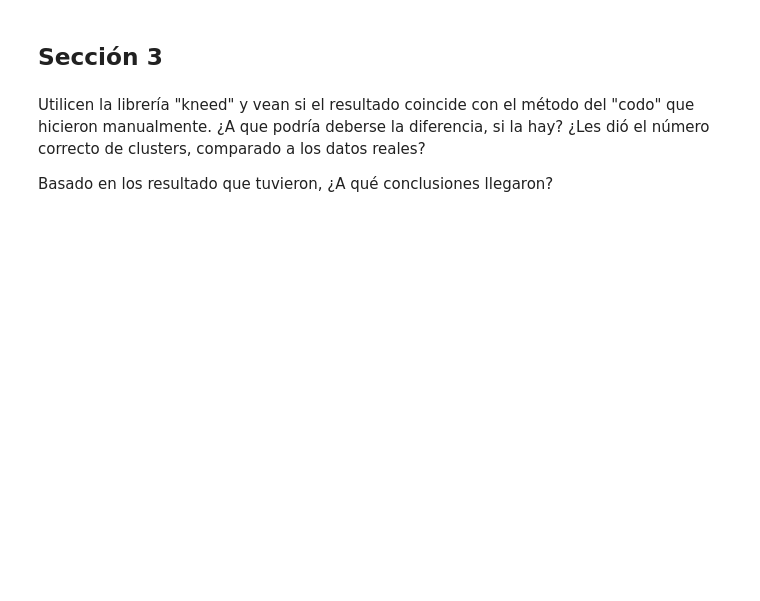
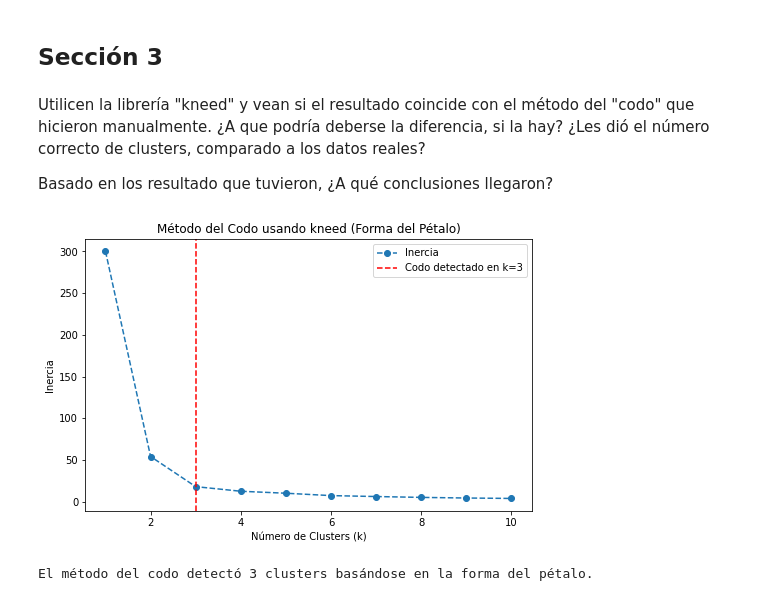
Before and after one commit to JPS4321/HT2-DM, a Jupyter notebook: HT2.ipynb, the cells around one changed output. Drawn from its saved outputs; the diff is of its cells as text; code cells hidden in the pictures; blank space fills up the shorter version.

```diff
--- a/HT2.ipynb
+++ b/HT2.ipynb
@@ -346,3 +346,39 @@ for i in range(0, 4):
 Utilicen la librería "kneed" y vean si el resultado coincide con el método del "codo" que hicieron manualmente. ¿A que podría deberse la diferencia, si la hay? ¿Les dió el número correcto de clusters, comparado a los datos reales?
 
 Basado en los resultado que tuvieron, ¿A qué conclusiones llegaron?
+# %%
+from sklearn.cluster import KMeans
+from kneed import KneeLocator
+import numpy as np
+import matplotlib.pyplot as plt
+
+petal_data = scaled_data2[:, 2:4]
+
+k_values = range(1, 11)
+inertias = []
+
+# Aplicar K-Means con diferentes valores de k y guardar la inercia
+for k in k_values:
+    kmeans = KMeans(n_clusters=k, random_state=42)
+    kmeans.fit(petal_data)
+    inertias.append(kmeans.inertia_)
+
+# Usar KneeLocator para encontrar el punto de inflexión
+knee_locator = KneeLocator(k_values, inertias, curve="convex", direction="decreasing")
+optimal_k = knee_locator.knee
+
+# Graficar la curva de inercia con el punto del codo detectado
+plt.figure(figsize=(8, 5))
+plt.plot(k_values, inertias, marker='o', linestyle='--', label="Inercia")
+plt.axvline(x=optimal_k, linestyle="--", color="red", label=f"Codo detectado en k={optimal_k}")
+plt.xlabel("Número de Clusters (k)")
+plt.ylabel("Inercia")
+plt.title("Método del Codo usando kneed (Forma del Pétalo)")
+plt.legend()
+plt.show()
+
+# Reflexión sobre el número de clusters
+print(f"El método del codo detectó {optimal_k} clusters basándose en la forma del pétalo.")
+# %% [output]
+[figure, added]
+El método del codo detectó 3 clusters basándose en la forma del pétalo.
```
Also changed, not shown: parts of 9 cells of this notebook.
